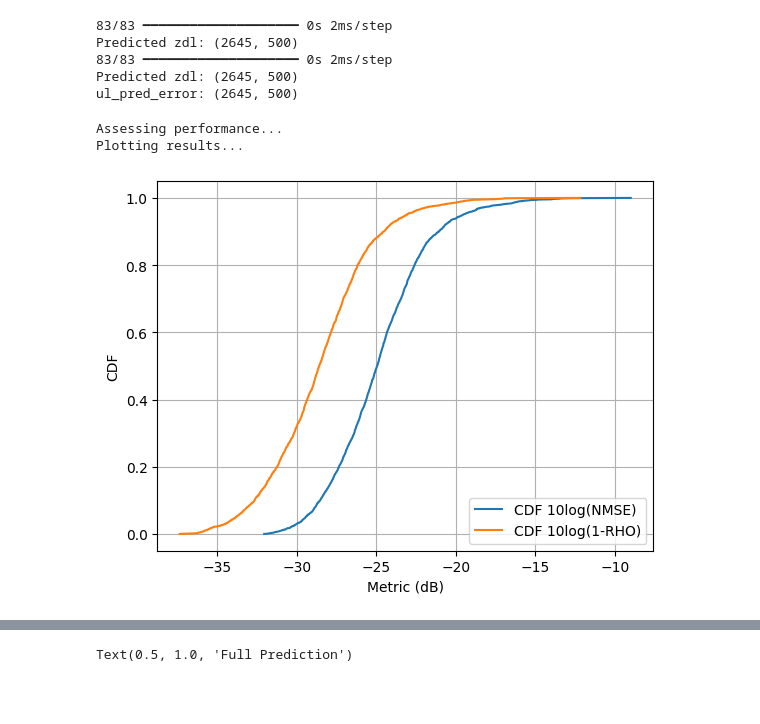
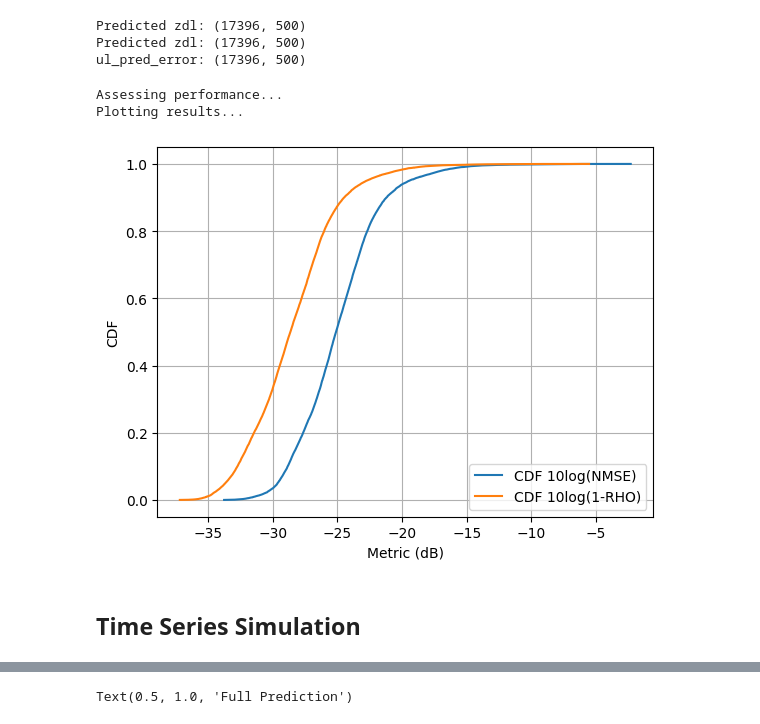
Before and after one commit to dziper/NonstaticCSI, a Jupyter notebook: project/lstmModelTest.ipynb, the cells around one changed output, grey strips where cells are left out. Drawn from its saved outputs; the diff is of its cells as text; code cells hidden in the pictures; blank space fills up the shorter version.

Commit message:
UE and BS Time Series simulation for LSTM

```diff
--- a/project/lstmModelTest.ipynb
+++ b/project/lstmModelTest.ipynb
@@ -28,14 +28,14 @@ cfg = utils.Config(
 
 dataset.combine_time_series_paths(
     cfg.data_root,
-    list(range(33)),
+    list(range(40)),
     2.5e9,
     "train_set.pickle"
 )
 dataset.combine_time_series_paths(
     cfg.data_root,
-    list(range(34, 40)),
-    2.5e9,
+    list(range(40)),
+    2.62e9,
     "test_set.pickle"
 )
 
@@ -43,6 +43,6 @@ train_set = dataset.dataset_from_path(os.path.join(cfg.data_root, "train_set.pic
 test_set = dataset.dataset_from_path(os.path.join(cfg.data_root, "test_set.pickle"), cfg)
 matlab = matlab.engine.start_matlab()
 # refModel = lstm_model.FullLSTMModel(cfg, matlab)
-refModel = lstm_model.TruncatedLSTMModel(cfg, matlab)
+refModel = lstm_model.FullLSTMModel(cfg, matlab)
 # %% [output]
 Saving files to  ../data/dataset2/train_set.pickle
@@ -80,14 +68,14 @@ compressed_error, X_test = refModel.process(test_set)
 # Uplink
 predicted_csis, ul_pred_zdl = refModel.decode(compressed_error, X_test)
 # %% [output]
-83/83 ━━━━━━━━━━━━━━━━━━━━ 0s 2ms/step
-Predicted zdl: (2645, 500)
-83/83 ━━━━━━━━━━━━━━━━━━━━ 0s 2ms/step
-Predicted zdl: (2645, 500)
-ul_pred_error: (2645, 500)
+Predicted zdl: (17396, 500)
+Predicted zdl: (17396, 500)
+ul_pred_error: (17396, 500)
 # %%
-utils.reference_nmse_rho_test("lstm_with_linear", test_set.csi_samples[cfg.predictor_window_size:], predicted_csis, save_path=cfg.results_save_path, btot=cfg.total_bits)
+utils.reference_nmse_rho_test("lstm_262", test_set.csi_samples[cfg.predictor_window_size:], predicted_csis, save_path=cfg.results_save_path, btot=cfg.total_bits)
 # %% [output]
 Assessing performance...
 Plotting results...
-[figure, old version]
+[figure, new version]
+# %% [markdown]
+## Time Series Simulation
```
Also changed, not shown: parts of 5 cells of this notebook, 3 other files.
